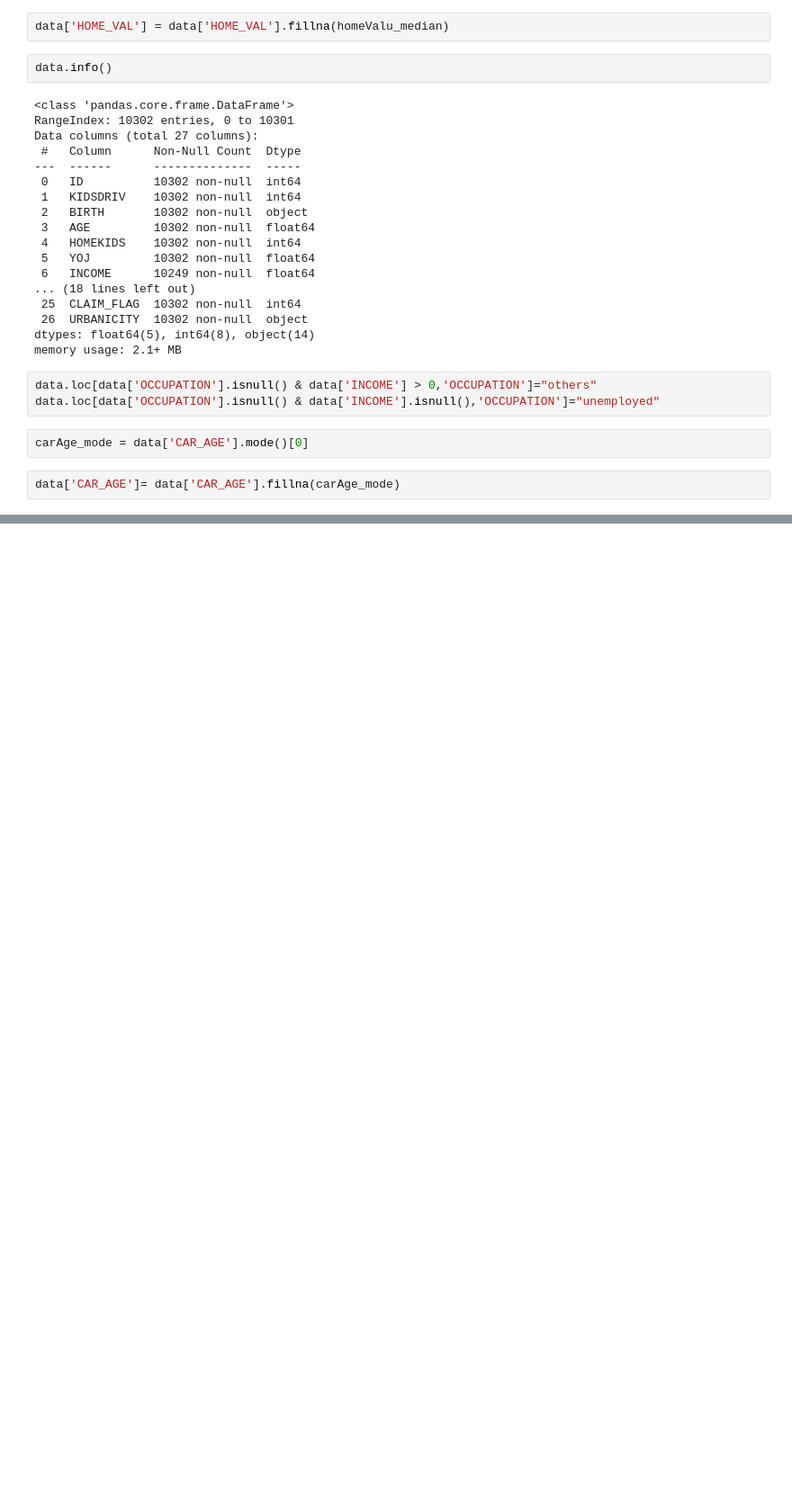
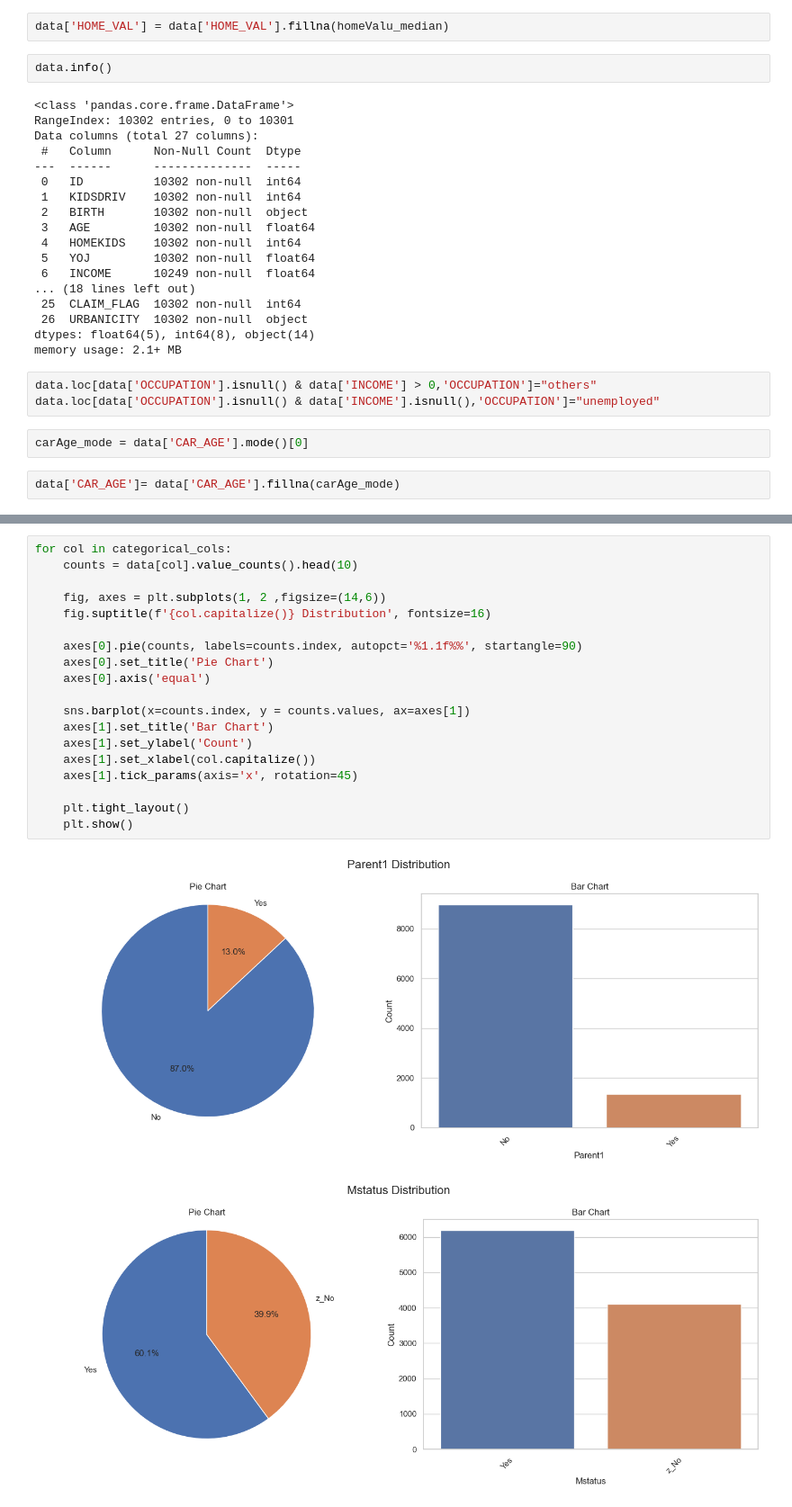
Before and after one commit to RazanGurung/Car-Insurance-Prediction, a Jupyter notebook: Car Insurance Prediction.ipynb, the cells around one changed output, grey strips where cells are left out. Shown at 90% size. Saved outputs shown, nothing was run; the diff lists cells and outputs as text; blank space fills up the shorter version.

```diff
--- a/Car Insurance Prediction.ipynb
+++ b/Car Insurance Prediction.ipynb
@@ -194,0 +207,22 @@ plt.show()
+# %%
+for col in categorical_cols:
+    counts = data[col].value_counts().head(10)
+
+    fig, axes = plt.subplots(1, 2 ,figsize=(14,6))
+    fig.suptitle(f'{col.capitalize()} Distribution', fontsize=16)
+
+    axes[0].pie(counts, labels=counts.index, autopct='%1.1f%%', startangle=90)
+    axes[0].set_title('Pie Chart')
+    axes[0].axis('equal')
+
+    sns.barplot(x=counts.index, y = counts.values, ax=axes[1])
+    axes[1].set_title('Bar Chart')
+    axes[1].set_ylabel('Count')
+    axes[1].set_xlabel(col.capitalize())
+    axes[1].tick_params(axis='x', rotation=45)
+
+    plt.tight_layout()
+    plt.show()
+# %% [output]
+[figure, added]
+[figure, added]
```
Also changed, not shown: parts of 13 cells of this notebook.
